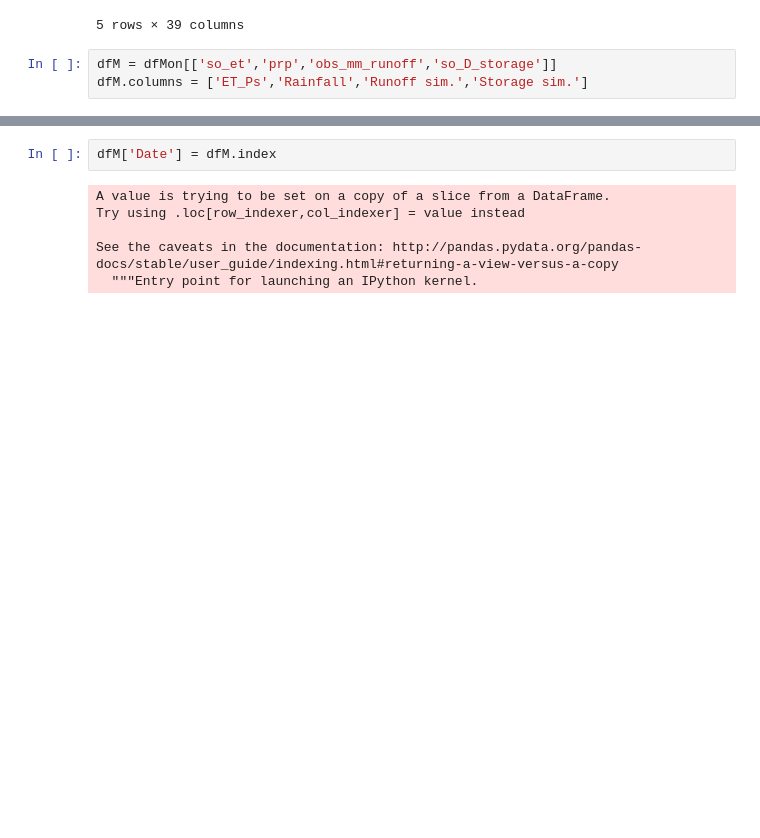
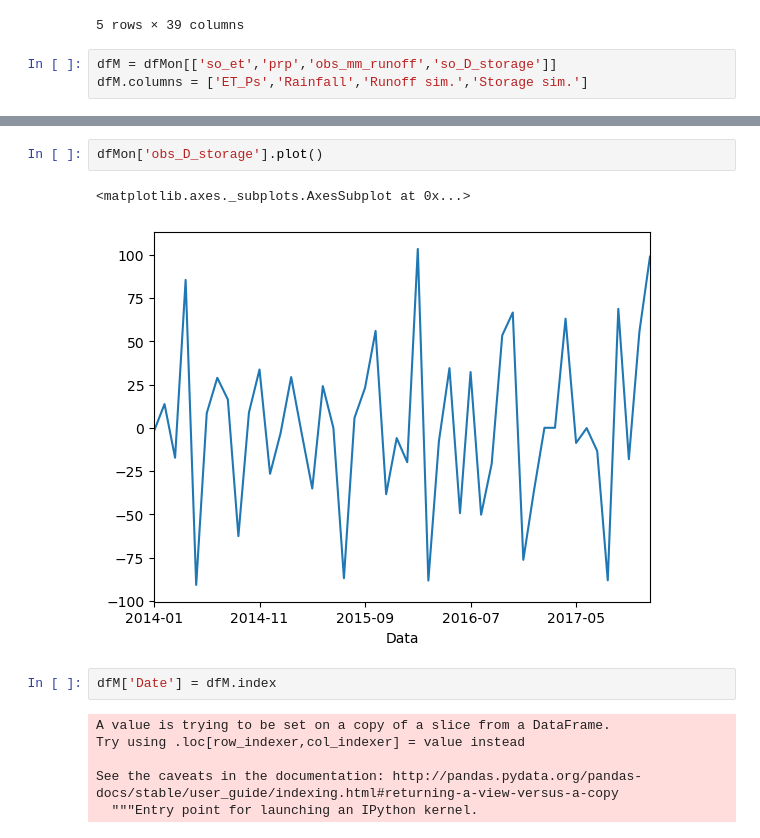
Before and after one commit to MicheleBottazzi/RRRDP, a Jupyter notebook: data/prpBalance KGE-Last.ipynb, the cells around one changed output, grey strips where cells are left out. Drawn from its saved outputs; the diff is of its cells as text; blank space fills up the shorter version.

```diff
--- a/data/prpBalance KGE-Last.ipynb
+++ b/data/prpBalance KGE-Last.ipynb
@@ -246,3 +251,8 @@ dfM.columns = ['ET_Ps','Rainfall','Runoff sim.','Storage sim.']
+# %%
+dfMon['obs_D_storage'].plot()
+# %% [output]
+<matplotlib.axes._subplots.AxesSubplot at 0x...>
+[figure, added]
 # %%
 dfM['Date'] = dfM.index
 # %% [output]
```
Also changed, not shown: parts of 1 cell of this notebook.
